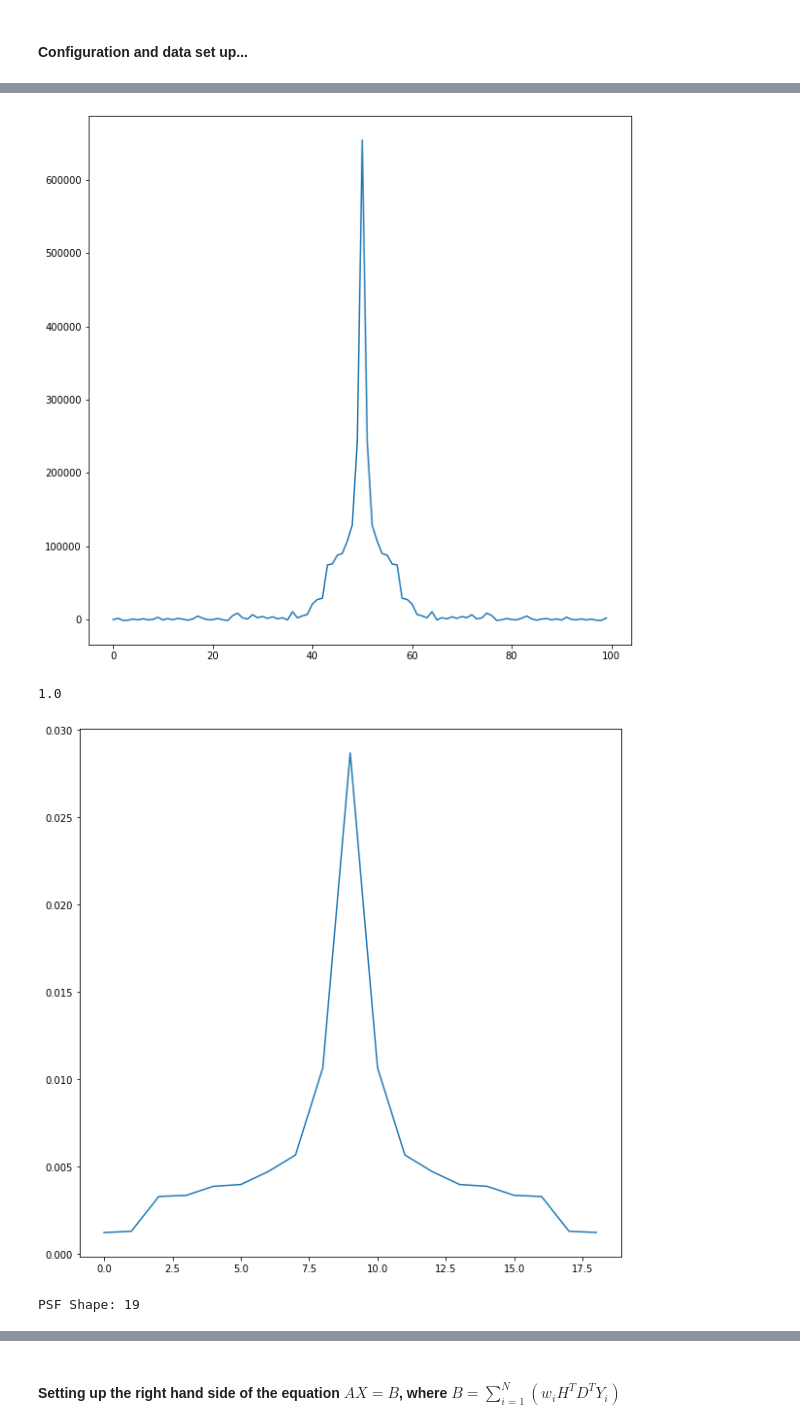
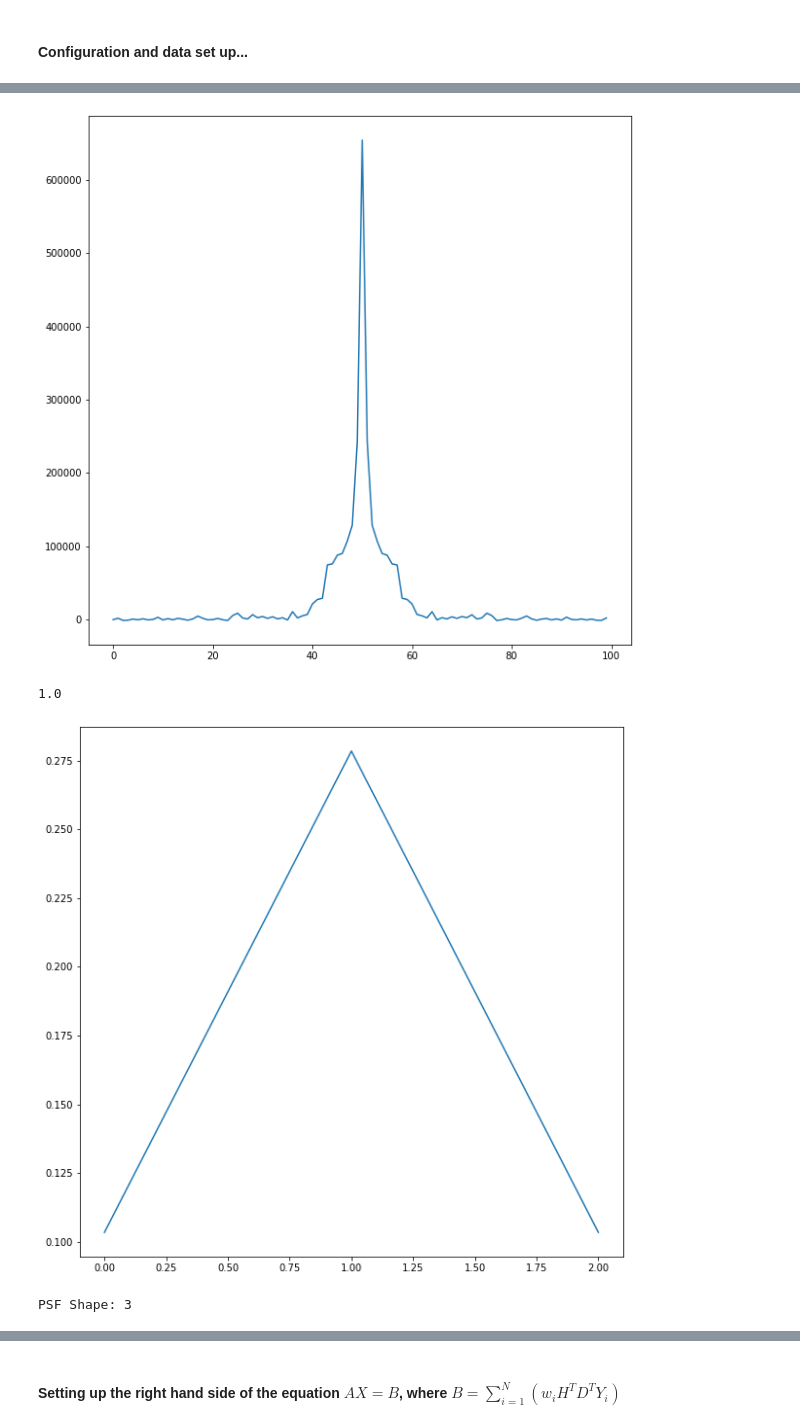
Before and after one commit to adamrcampbell/supy-res-imaging, a Jupyter notebook: notebooks/System of Linear Equations.ipynb, the cells around one changed output, grey strips where cells are left out. Saved outputs shown, nothing was run; the diff lists cells and outputs as text; code cells hidden in the pictures.

```diff
--- a/notebooks/System of Linear Equations.ipynb
+++ b/notebooks/System of Linear Equations.ipynb
@@ -146,7 +147,7 @@ l = 100
 m = 50
 n = timesteps // timesteps_per_y
 w = np.ones(n)
-β = 108.405748
+β = 1.709976
 
 # all time steps direct image
 # filename = "../data/direct_image_ts_0_29.bin"
@@ -180,7 +181,7 @@ x_psf = np.pad(x_psf, ((1, 0), (1, 0))) # pad with new 0th row/col to ensure tri
 plt.plot(x_psf[x_psf.shape[0]//2])
 plt.show()
 
-trim_half_len = 10
+trim_half_len = 2
 psf_min = l//2 - (trim_half_len - 1)
 psf_max = l//2 + trim_half_len
 # x_psf = x_psf.reshape(l, l)[psf_min:psf_max, psf_min:psf_max]
@@ -199,32 +200,32 @@ y = np.zeros((n, m, m))
 
 # batched time steps direct images
 for i in np.arange(n):
     filename = f"../data/direct_image_ts_{i * timesteps_per_y}_{i * timesteps_per_y + timesteps_per_y - 1}.bin"
     y[i] = np.fromfile(filename, dtype=np.float32).reshape(m, m)
     y[i] = normalise(y[i])
     # show_image(y[i], f"$Y_{i}$", flip_x_axis=True)
 
 # batched time steps point spread functions
 # for i in np.arange(N):
 #     start = i * timesteps_per_y
 #     end = start + timesteps_per_y - 1
 #     filename = "../data/direct_psf_ts_%d_%d.bin" % (start, end)
 #     Y_i_psf = np.fromfile(filename, dtype=np.float32)
 #     Y_i_psf = Y_i_psf.reshape(L, L)
 #     # show_image(Y_i_psf, "$Y_{%d}$ PSF" % i)
 
 # Decimation matrix
 d = decimation_matrix(l, m) # takes the sum of 4 l neighbours to form 1 m pixel
 
 # Blur matrix (psf)
 h = convolution_matrix(l, x_psf)
 
 # Sharpening matrix (laplacian)
 laplacian = np.array([[0, -1,  0], [-1,  4, -1], [0, -1,  0]], dtype=np.float32)
 s = convolution_matrix(l, laplacian)
 # %% [output]
 [figure]
 [figure]
 1.0
-[figure, old version]
+[figure, new version]
-PSF Shape: 19
+PSF Shape: 3
```
Also changed, not shown: parts of 8 cells of this notebook, 5 other files.
